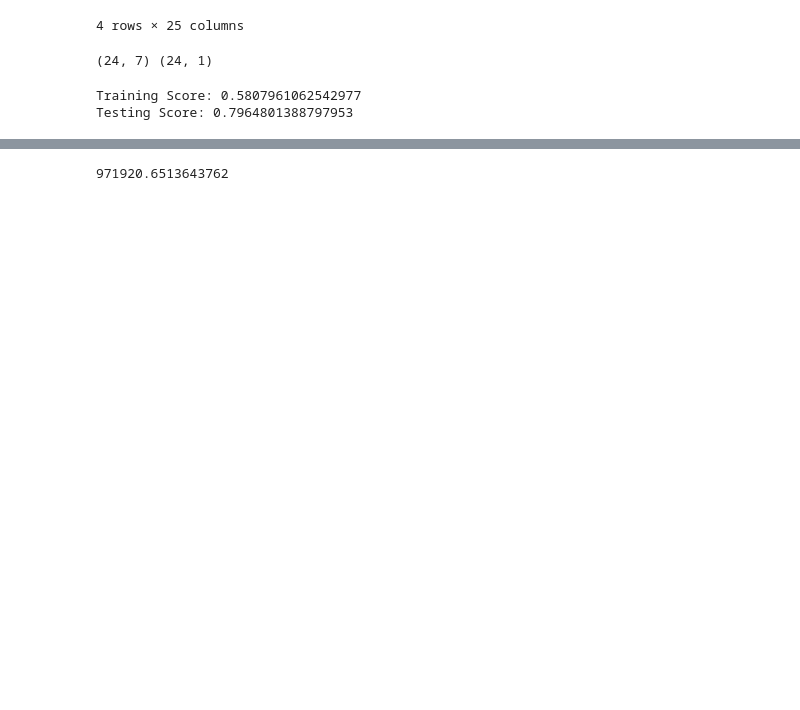
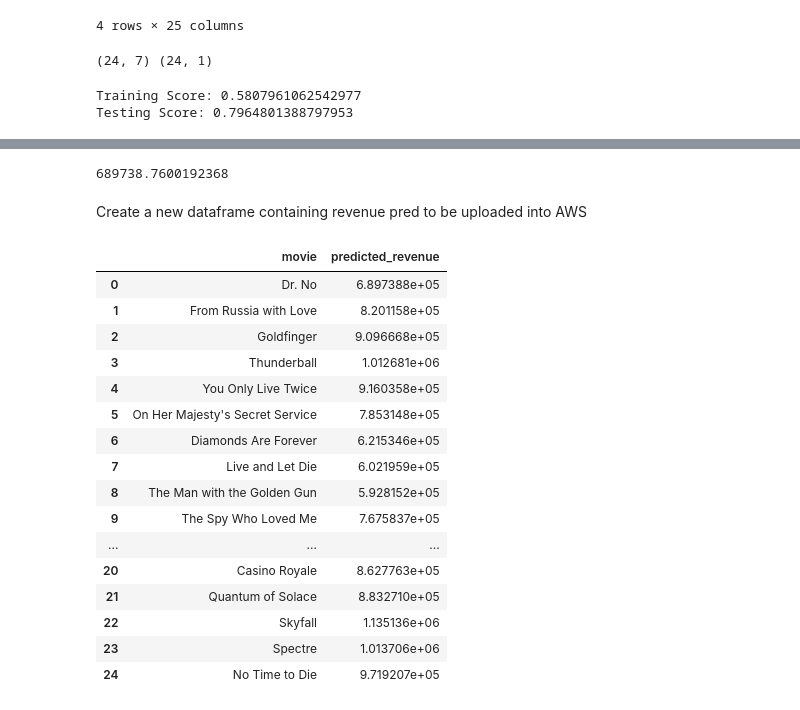
Before and after one commit to KatherineH-cls/Project-3, a Jupyter notebook: code_kevin/machine_learning.ipynb, the cells around one changed output, grey strips where cells are left out. Cells and saved outputs as stored; diff of their text form; code cells hidden in the pictures; blank space fills up the shorter version.

Commit message:
revised machine learning code & updated tableau visualisation uploaded

```diff
--- a/code_kevin/machine_learning.ipynb
+++ b/code_kevin/machine_learning.ipynb
@@ -20,12 +22,12 @@ endpoint= 'james-bond-uwa-db.cbbzivxykkl5.ap-southeast-2.rds.amazonaws.com'
 username='postgres'
 password='postgres'
 
-env_engine = create_engine(f'postgresql://{username}:{password}@{endpoint}:5432/James_Bond')
-env_conn = env_engine.connect()
+engine = create_engine(f'postgresql://{username}:{password}@{endpoint}:5432/James_Bond')
+conn = env_engine.connect()
 # %%
 #extract the sql table and turn it into a dataframe
-session=Session(env_engine)
-bond_data=pd.read_sql_table("james_bond_data", env_conn)
+session=Session(engine)
+bond_data=pd.read_sql_table("james_bond_data", conn)
 session.close()
 # %%
 bond_data.head()
@@ -158,10 +166,51 @@ Testing Score: 0.7964801388797953
 # %%
 # extract the relevant parameter of the newest Bond movie (No Time to Die) which will be used to predict the worldwide revenue
-new_movie=bond_data[24:]
+new_movie=bond_data[0:1]
 X_predict=new_movie[['year','budget_adj_2020','film_length', 'avg_imdb_rating','avg_rtn_tom_rating','kills_bond','actor id']]
 X_predict_scaled=X_scaler.transform(X_predict)
 # %%
 expected_revenue=y_scaler.inverse_transform(model.predict(X_predict_scaled))[0][0]
 expected_revenue
 # %% [output]
-971920.6513643762
+689738.7600192368
+# %% [markdown]
+Create a new dataframe containing revenue pred to be uploaded into AWS
+# %%
+# Create blank movie list and blank predicted revenue list
+movie_list=[]
+predicted_revenue=[]
+variables=['year','budget_adj_2020','film_length', 'avg_imdb_rating','avg_rtn_tom_rating','kills_bond','actor id']
+
+for index, row in bond_data.iterrows():
+    # iterate through the movie names in bond_data df
+    movie_list.append(row['movie'])
+
+    # iterate through bond_data df based on the relevant colums required for the machine learning model to be ran
+    X_predict_scaled=X_scaler.transform(row[['year','budget_adj_2020','film_length', 'avg_imdb_rating','avg_rtn_tom_rating','kills_bond','actor id']].values.reshape(-1,7))
+    expected_revenue=y_scaler.inverse_transform(model.predict(X_predict_scaled))[0][0]
+    predicted_revenue.append(expected_revenue)
+# %%
+df_prediction=pd.DataFrame(
+    {"movie":movie_list,
+    "predicted_revenue":predicted_revenue}
+    )
+
+df_prediction
+# %% [output]
+|  | movie | predicted_revenue |
+| 0 | Dr. No | 6.897388e+05 |
+| 1 | From Russia with Love | 8.201158e+05 |
+| 2 | Goldfinger | 9.096668e+05 |
+| 3 | Thunderball | 1.012681e+06 |
+| 4 | You Only Live Twice | 9.160358e+05 |
+| 5 | On Her Majesty's Secret Service | 7.853148e+05 |
+| 6 | Diamonds Are Forever | 6.215346e+05 |
+| 7 | Live and Let Die | 6.021959e+05 |
+| 8 | The Man with the Golden Gun | 5.928152e+05 |
+| 9 | The Spy Who Loved Me | 7.675837e+05 |
+| ... | ... | ... |
+| 20 | Casino Royale | 8.627763e+05 |
+| 21 | Quantum of Solace | 8.832710e+05 |
+| 22 | Skyfall | 1.135136e+06 |
+| 23 | Spectre | 1.013706e+06 |
+| 24 | No Time to Die | 9.719207e+05 |
```
Also changed, not shown: parts of 5 cells of this notebook, 7 other files.
